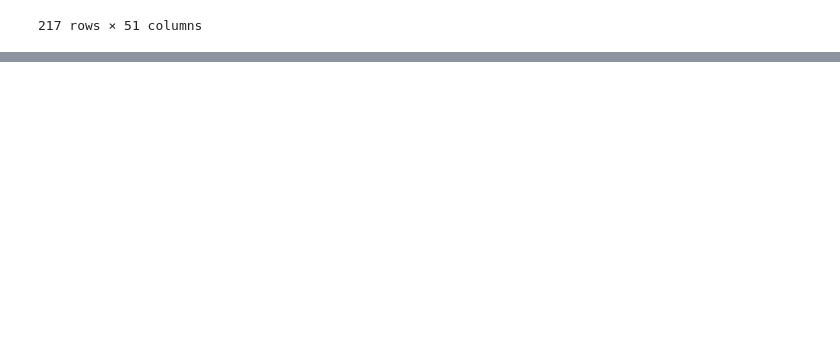
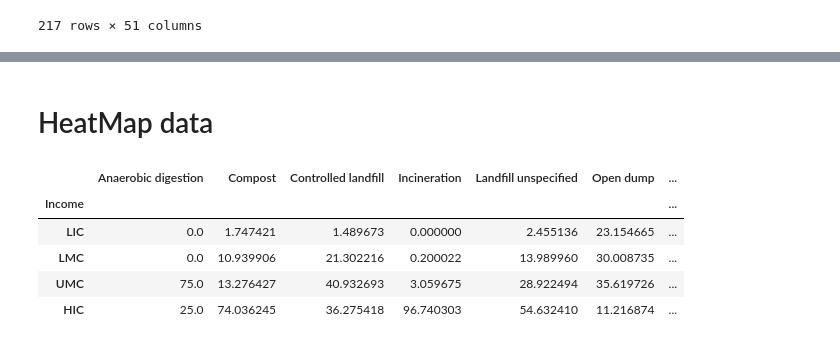
Before and after one commit to ShilpaMuralidhar/WasteManagement, a Jupyter notebook: Data_Science/viz_heatmap.ipynb, the cells around one changed output, grey strips where cells are left out. Cells and saved outputs as stored; diff of their text form; code cells hidden in the pictures; blank space fills up the shorter version.

Commit message:
Heat map

```diff
--- a/Data_Science/viz_heatmap.ipynb
+++ b/Data_Science/viz_heatmap.ipynb
@@ -31,0 +202,34 @@ country_data_df
+# %%
+df_world = Total_MSW
+msw_per_person = df_world.drop(['population_population_number_of_people',
+               'total_msw_total_msw_generated_tons_year',
+               'msw_per_day'], axis=1)
+# %%
+Treatment_LIC = msw_per_person.groupby('income_id').get_group('LIC').fillna(0).drop_duplicates().set_index('country_name')
+df1 = Treatment_LIC.median()
+msw_LIC= pd.DataFrame(df1)
+
+
+Treatment_LMC = msw_per_person.groupby('income_id').get_group('LMC').fillna(0).drop_duplicates().set_index('country_name')
+df2 = Treatment_LMC.median()
+msw_LMC= pd.DataFrame(df2)
+
+Treatment_UMC = msw_per_person.groupby('income_id').get_group('UMC').fillna(0).drop_duplicates().set_index('country_name')
+df3 = Treatment_UMC.median()
+msw_UMC= pd.DataFrame(df3)
+
+Treatment_HIC = msw_per_person.groupby('income_id').get_group('HIC').fillna(0).drop_duplicates().set_index('country_name')
+df4 = Treatment_HIC.median()
+msw_HIC= pd.DataFrame(df4)
+
+
+MSW_per_person = pd.concat([msw_LIC, msw_LMC, msw_UMC, msw_HIC], axis=1)
+MSW_per_person.index.names = ['Median waste/Person/day(kgs)']
+MSW_per_person.columns=['LIC','LMC', 'UMC', 'HIC']
+# MSW_per_person.reset_index(level=0, inplace=True)
+# MSW_per_person['Median waste/Person/day(kgs)'] = MSW_per_person['Median waste/Person/day(kgs)'].replace({'msw_per_day_per_person': 'median waste per person'})
+# MSW_per_person.set_index(['Median waste/Person/day(kgs)'])
+
+MSW_per_person.reset_index()
+Transposed_MSW = MSW_per_person.T
+Transposed_MSW
@@ -31,0 +242,15 @@ country_data_df
+# %% [markdown]
+# HeatMap data
+# %%
+df_corr = pd.concat([Transposed_Treatment ,Transposed_MSW], axis=1)
+#df_corr.reset_index()#.columns=["LIC", "LMC", "UMC", "HIC"]
+
+df_corr.index.names = ['Income']
+df_corr
+# %% [output]
+|  | Anaerobic digestion | Compost | Controlled landfill | Incineration | Landfill unspecified | Open dump | ... |
+| Income |  |  |  |  |  |  | ... |
+| LIC | 0.0 | 1.747421 | 1.489673 | 0.000000 | 2.455136 | 23.154665 | ... |
+| LMC | 0.0 | 10.939906 | 21.302216 | 0.200022 | 13.989960 | 30.008735 | ... |
+| UMC | 75.0 | 13.276427 | 40.932693 | 3.059675 | 28.922494 | 35.619726 | ... |
+| HIC | 25.0 | 74.036245 | 36.275418 | 96.740303 | 54.632410 | 11.216874 | ... |
```
Also changed, not shown: parts of 12 cells of this notebook, 1 other file.
